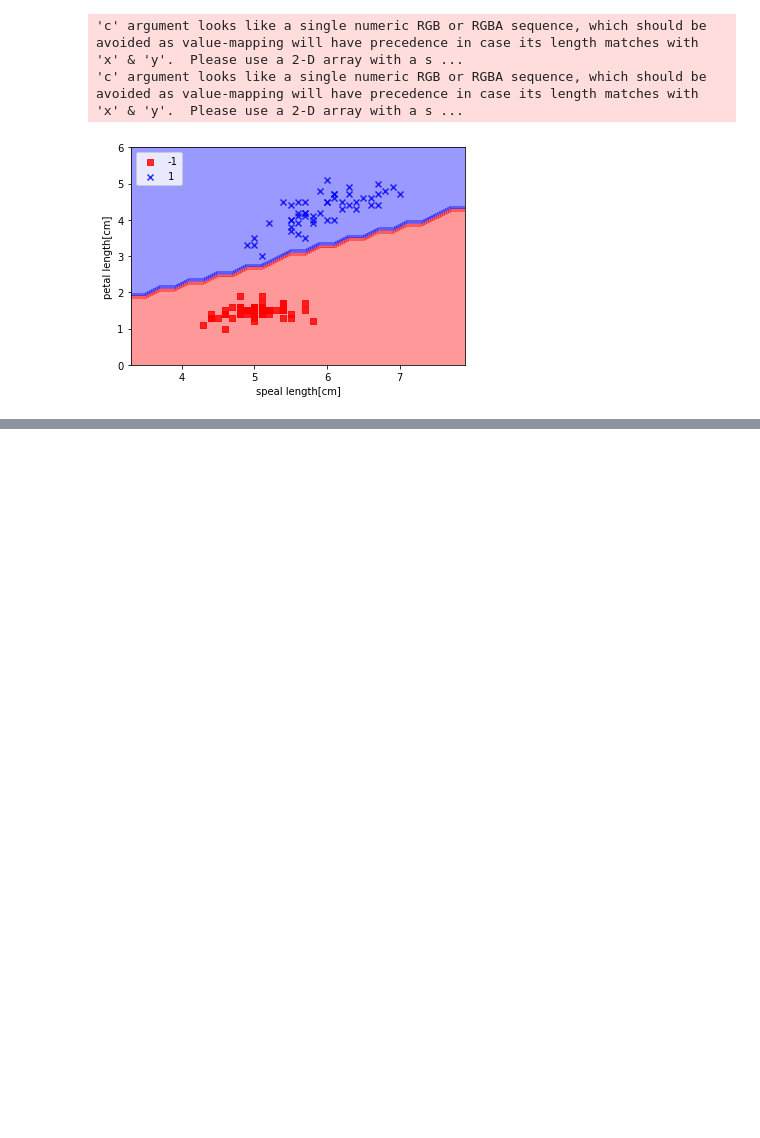
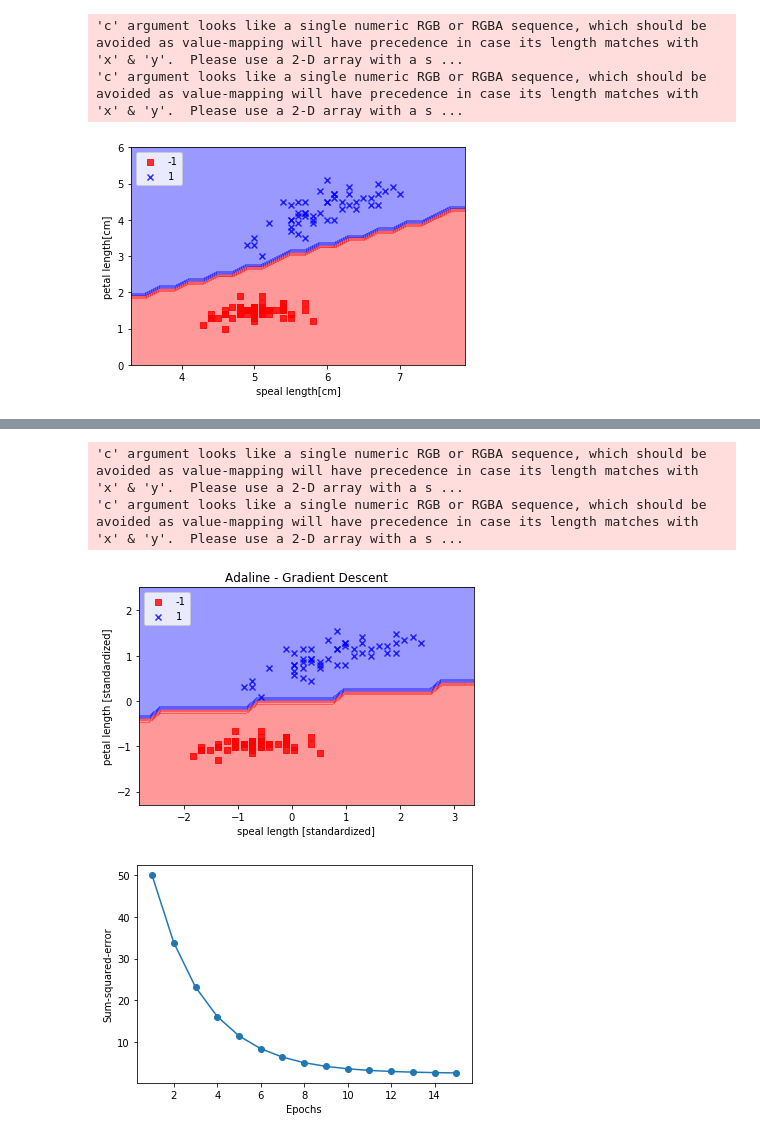
Before and after one commit to Lecern/MachineLearning, a Jupyter notebook: machineLearning.ipynb, the cells around one changed output, grey strips where cells are left out. Drawn from its saved outputs; the diff is of its cells as text; code cells hidden in the pictures; blank space fills up the shorter version.

```diff
--- a/machineLearning.ipynb
+++ b/machineLearning.ipynb
@@ -83,0 +83,23 @@ plt.show()
+# %%
+X_std = np.copy(X)
+# 各列の標準化
+X_std[:, 0] = (X[:, 0] - X[:, 0].mean()) / X[:, 0].std()
+X_std[:, 1] = (X[:, 1] - X[:, 1].mean()) / X[:, 1].std()
+
+ada = AdalineGD(eta=0.01, n_iter=15)
+ada.fit(X_std, y)
+plot_decision_regions(X_std, y, classifier=ada)
+plt.title('Adaline - Gradient Descent')
+plt.xlabel('speal length [standardized]')
+plt.ylabel('petal length [standardized]')
+plt.legend(loc='upper left')
+plt.show()
+plt.plot(range(1, len(ada.cost_) + 1), ada.cost_, marker='o')
+plt.xlabel('Epochs')
+plt.ylabel('Sum-squared-error')
+plt.show()
+# %% [output]
+'c' argument looks like a single numeric RGB or RGBA sequence, which should be avoided as value-mapping will have precedence in case its length matches with 'x' & 'y'.  Please use a 2-D array with a s ...
+'c' argument looks like a single numeric RGB or RGBA sequence, which should be avoided as value-mapping will have precedence in case its length matches with 'x' & 'y'.  Please use a 2-D array with a s ...
+[figure, added]
+[figure, added]
```
Also changed, not shown: parts of 1 cell of this notebook.
